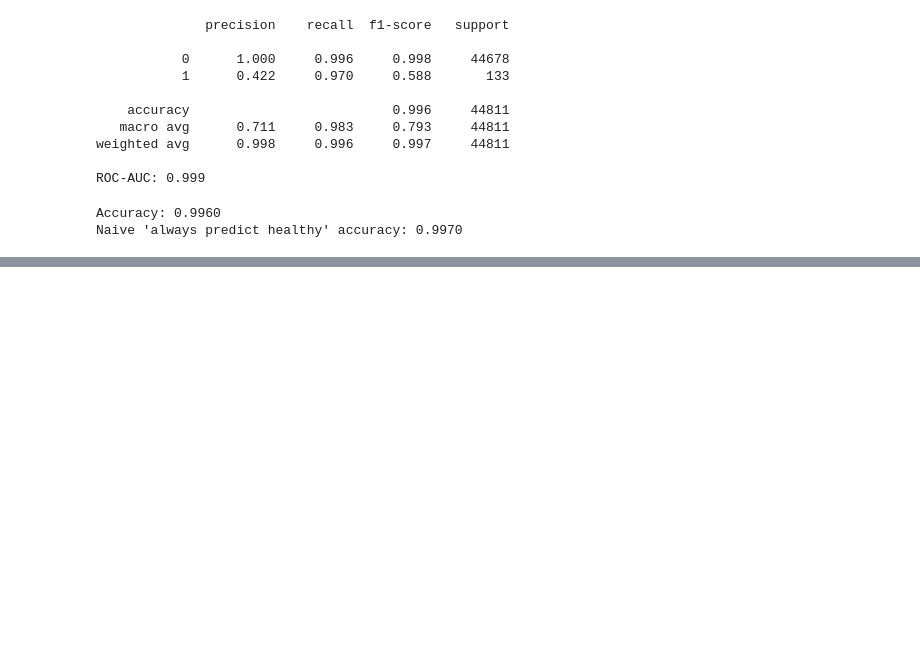
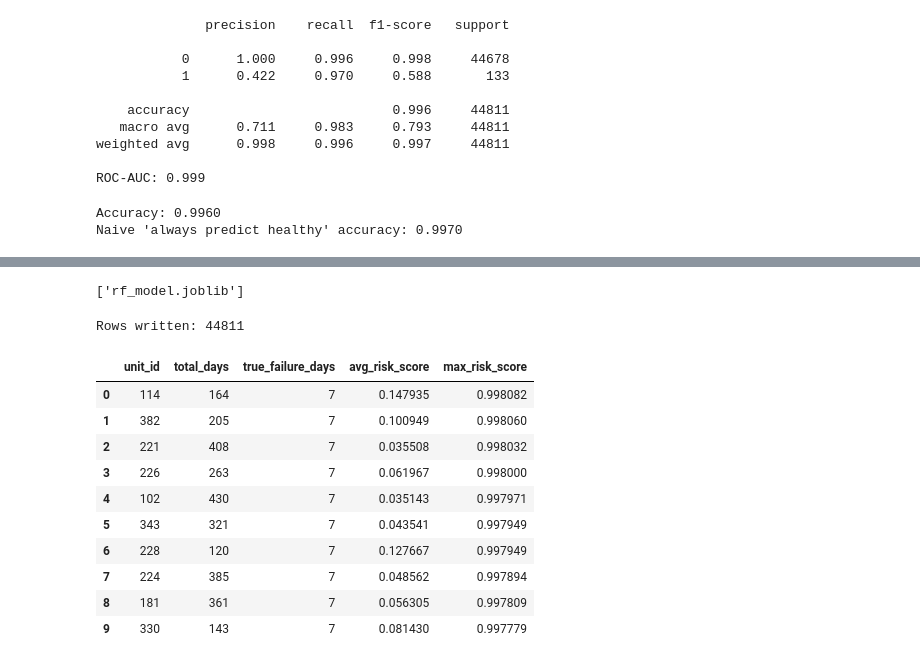
Before and after one commit to 0xjoex/tking-predictive-maintenance, a Jupyter notebook: thermoking_predictive_maintenance.ipynb, the cells around one changed output, grey strips where cells are left out. Saved outputs shown, nothing was run; the diff lists cells and outputs as text; code cells hidden in the pictures; blank space fills up the shorter version.

Commit message:
Add SQLite database, SQL validation queries, and Tableau export CSVs

```diff
--- a/thermoking_predictive_maintenance.ipynb
+++ b/thermoking_predictive_maintenance.ipynb
@@ -160,0 +178,52 @@ Naive 'always predict healthy' accuracy: 0.9970
+# %%
+import joblib
+joblib.dump(rf, "rf_model.joblib")
+# %% [output]
+['rf_model.joblib']
+# %%
+import sqlite3
+
+# Build the export dataframe (test set rows + true labels + predictions)
+export_df = feat_df.iloc[test_idx].copy()
+export_df["predicted_probability"] = y_proba
+export_df["predicted_label"] = y_pred
+
+# Connect to (or create) a SQLite database file
+conn = sqlite3.connect("thermoking.db")
+
+# Write the dataframe into a table called "predictions"
+export_df.to_sql("predictions", conn, if_exists="replace", index=False)
+
+print("Rows written:", len(export_df))
+conn.close()
+# %% [output]
+Rows written: 44811
+# %%
+conn = sqlite3.connect("thermoking.db")
+
+query = """
+SELECT unit_id, COUNT(*) as total_days,
+       SUM(failure_within_7d) as true_failure_days,
+       AVG(predicted_probability) as avg_risk_score,
+       MAX(predicted_probability) as max_risk_score
+FROM predictions
+GROUP BY unit_id
+ORDER BY max_risk_score DESC
+LIMIT 10
+"""
+
+result = pd.read_sql(query, conn)
+conn.close()
+result
+# %% [output]
+|  | unit_id | total_days | true_failure_days | avg_risk_score | max_risk_score |
+| 0 | 114 | 164 | 7 | 0.147935 | 0.998082 |
+| 1 | 382 | 205 | 7 | 0.100949 | 0.998060 |
+| 2 | 221 | 408 | 7 | 0.035508 | 0.998032 |
+| 3 | 226 | 263 | 7 | 0.061967 | 0.998000 |
+| 4 | 102 | 430 | 7 | 0.035143 | 0.997971 |
+| 5 | 343 | 321 | 7 | 0.043541 | 0.997949 |
+| 6 | 228 | 120 | 7 | 0.127667 | 0.997949 |
+| 7 | 224 | 385 | 7 | 0.048562 | 0.997894 |
+| 8 | 181 | 361 | 7 | 0.056305 | 0.997809 |
+| 9 | 330 | 143 | 7 | 0.081430 | 0.997779 |
```
Also changed, not shown: parts of 3 cells of this notebook, 7 other files.
